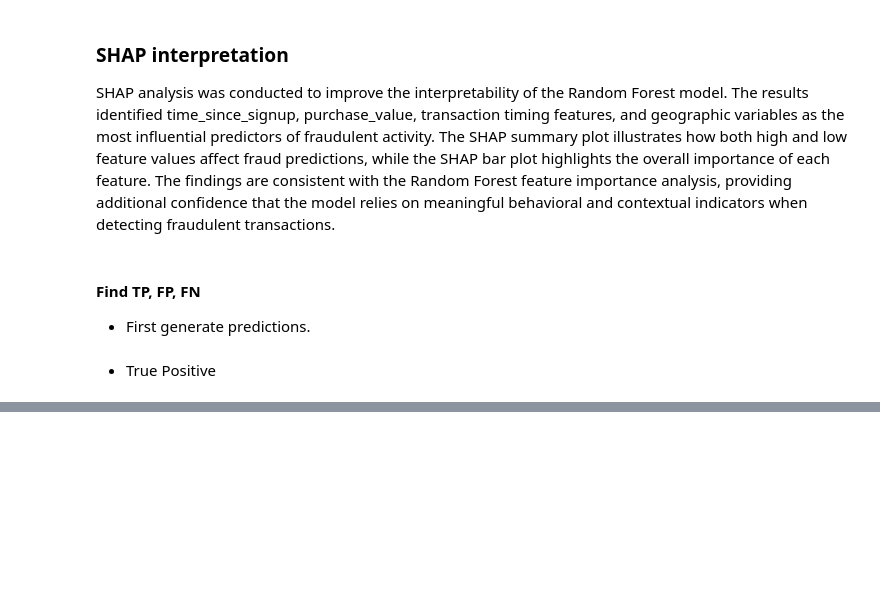
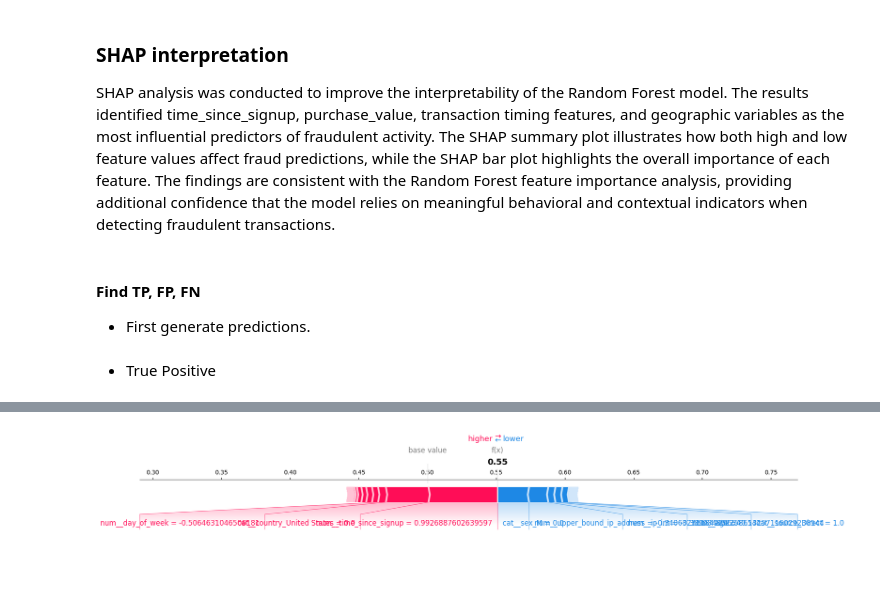
Before and after one commit to yenguandroid/fraud-detection, a Jupyter notebook: notebooks/shap-explainability.ipynb, the cells around one changed output, grey strips where cells are left out. Drawn from its saved outputs; the diff is of its cells as text; code cells hidden in the pictures; blank space fills up the shorter version.

```diff
--- a/notebooks/shap-explainability.ipynb
+++ b/notebooks/shap-explainability.ipynb
@@ -193,0 +260,22 @@ ValueError: operands could not be broadcast together with shapes (25830,) (500,)
+# %%
+tp_idx = np.where((y_test == 1) & (y_pred == 1))[0][0]
+fp_idx = np.where((y_test == 0) & (y_pred == 1))[0][0]
+fn_idx = np.where((y_test == 1) & (y_pred == 0))[0][0]
+# %%
+selected_idx = [tp_idx, fp_idx, fn_idx]
+
+X_explain = X_test_processed[selected_idx].toarray()
+# %%
+shap_values = explainer.shap_values(X_explain)
+
+shap_values_fraud = shap_values[:, :, 1]
+# %%
+shap.plots.force(
+    explainer.expected_value[1],
+   shap_values_fraud[1],
+    X_sample[1],
+    feature_names=feature_names,
+    matplotlib=True
+)
+# %% [output]
+[figure, added]
```
Also changed, not shown: parts of 36 cells of this notebook.
